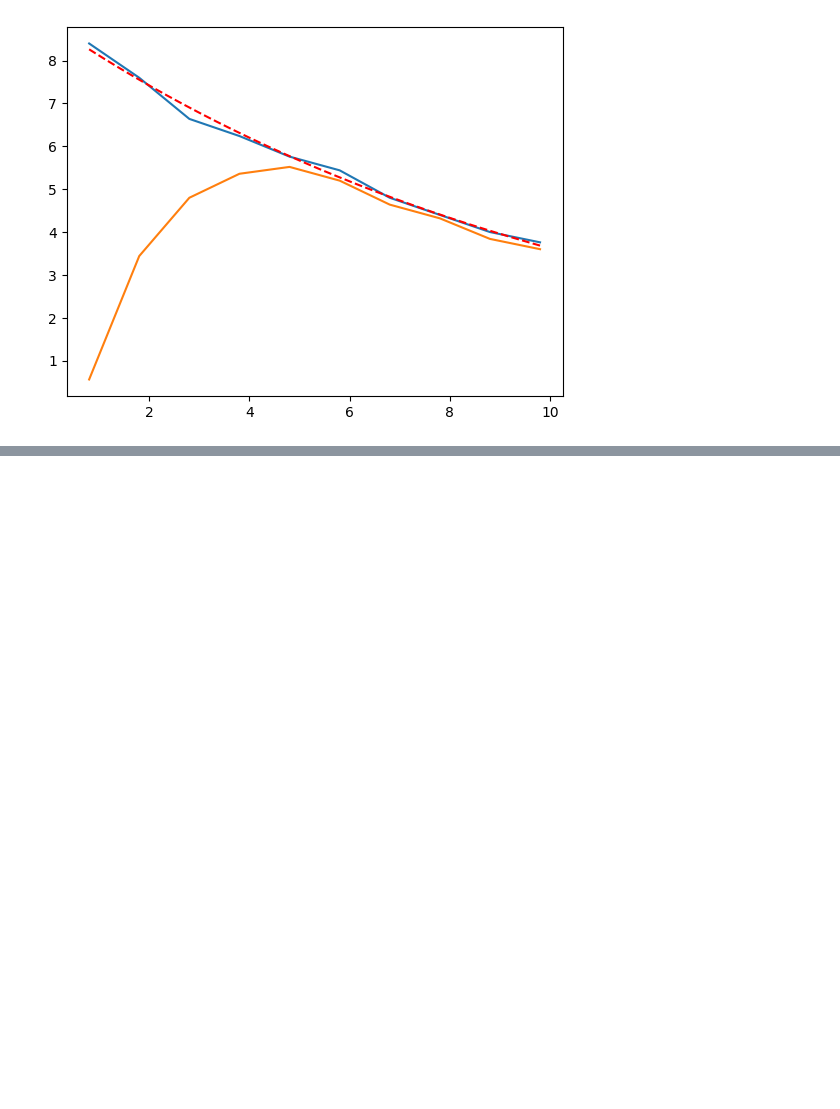
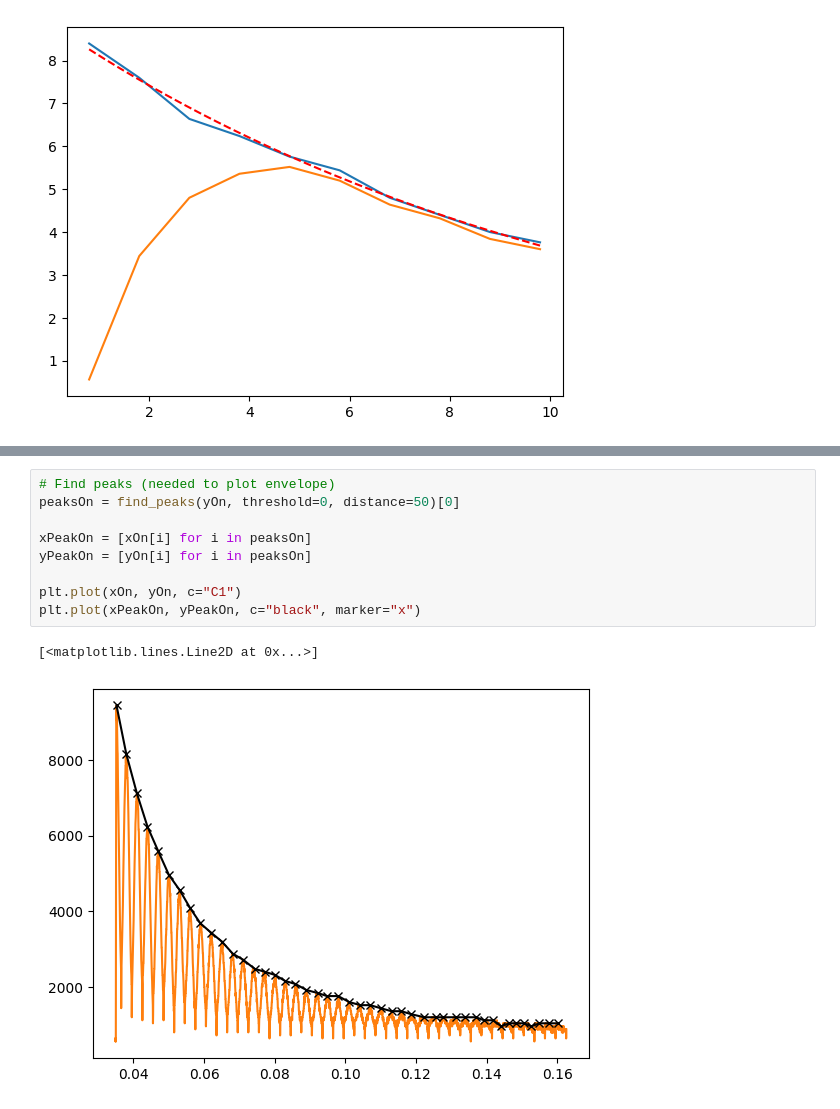
Before and after one commit to benjaminorthner/quantumlab, a Jupyter notebook: nmr/nmr.ipynb, the cells around one changed output, grey strips where cells are left out. Drawn from its saved outputs; the diff is of its cells as text; blank space fills up the shorter version.

Commit message:
code for MG with peaks

```diff
--- a/nmr/nmr.ipynb
+++ b/nmr/nmr.ipynb
@@ -86,0 +107,12 @@ T2: 1.114240e+01
+# %%
+# Find peaks (needed to plot envelope)
+peaksOn = find_peaks(yOn, threshold=0, distance=50)[0]
+
+xPeakOn = [xOn[i] for i in peaksOn]
+yPeakOn = [yOn[i] for i in peaksOn]
+
+plt.plot(xOn, yOn, c="C1")
+plt.plot(xPeakOn, yPeakOn, c="black", marker="x")
+# %% [output]
+[<matplotlib.lines.Line2D at 0x...>]
+[figure, added]
```
Also changed, not shown: parts of 5 cells of this notebook.
